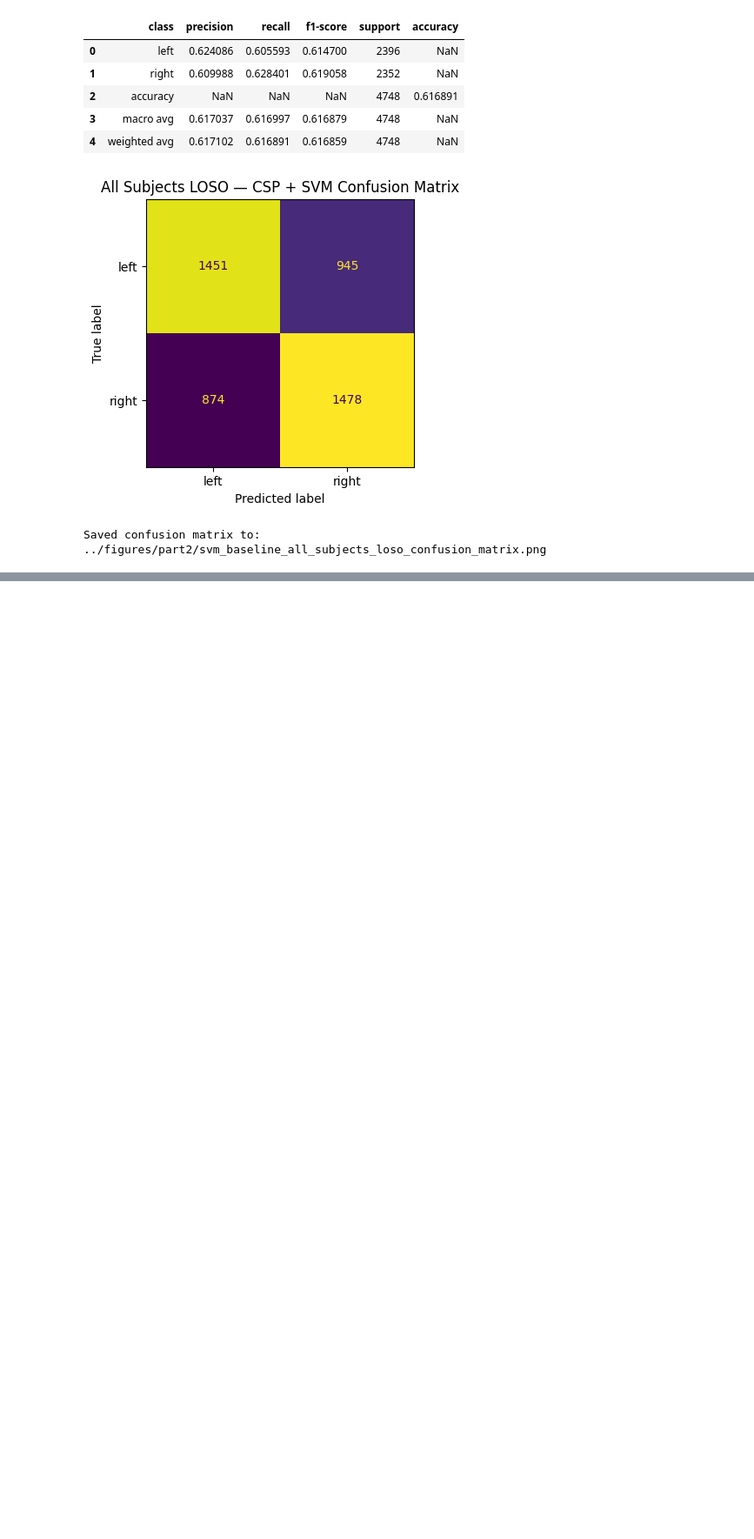
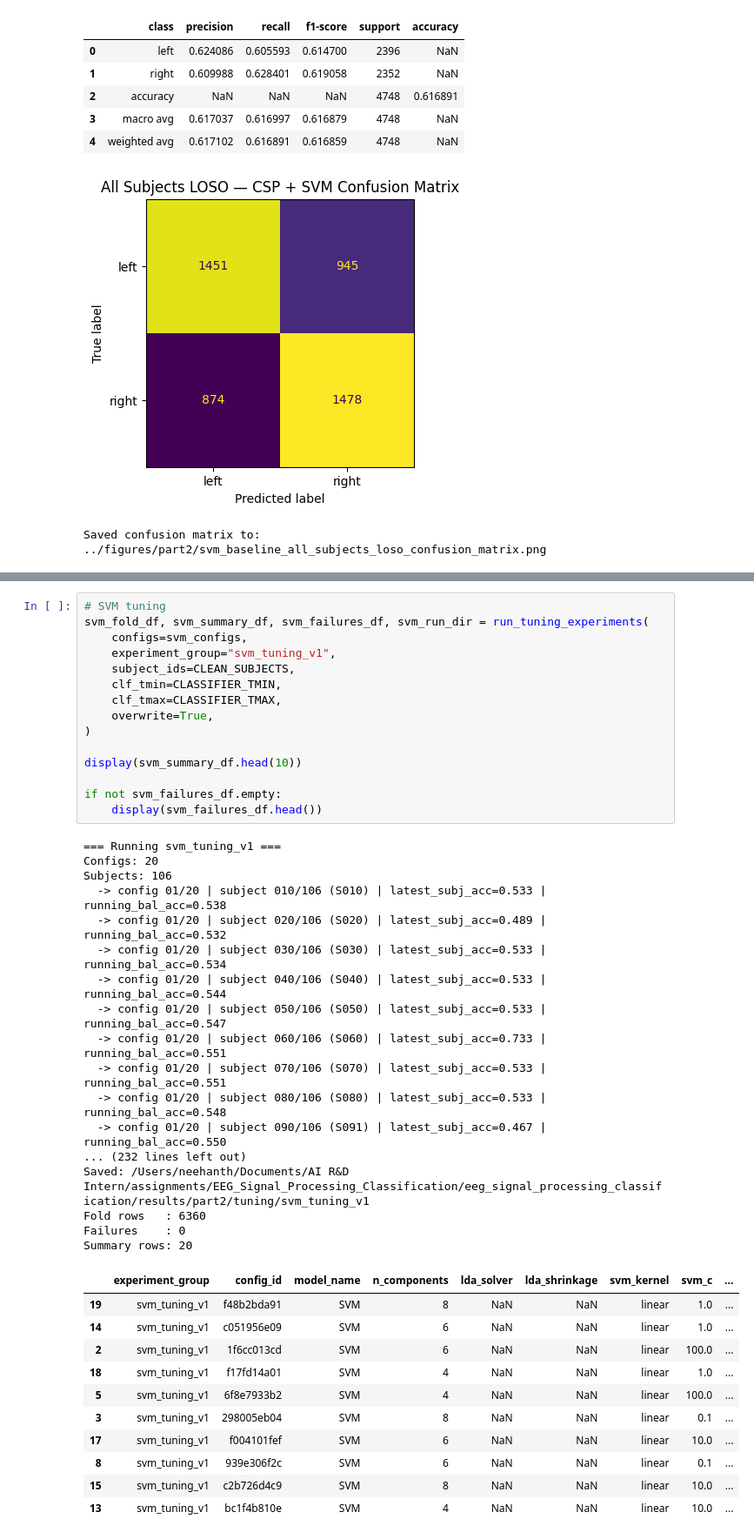
Before and after one commit to neehanthreddym/eeg-signal-processing-classification, a Jupyter notebook: notebooks/part2_motor_imagery.ipynb, the cells around one changed output, grey strips where cells are left out. Shown at 87% size. Drawn from its saved outputs; the diff is of its cells as text; blank space fills up the shorter version.

```diff
--- a/notebooks/part2_motor_imagery.ipynb
+++ b/notebooks/part2_motor_imagery.ipynb
@@ -2379,0 +2665,44 @@ Saved confusion matrix to: ../figures/part2/svm_baseline_all_subjects_loso_confu
+# %%
+# SVM tuning
+svm_fold_df, svm_summary_df, svm_failures_df, svm_run_dir = run_tuning_experiments(
+    configs=svm_configs,
+    experiment_group="svm_tuning_v1",
+    subject_ids=CLEAN_SUBJECTS,
+    clf_tmin=CLASSIFIER_TMIN,
+    clf_tmax=CLASSIFIER_TMAX,
+    overwrite=True,
+)
+
+display(svm_summary_df.head(10))
+
+if not svm_failures_df.empty:
+    display(svm_failures_df.head())
+# %% [output]
+=== Running svm_tuning_v1 ===
+Configs: 20
+Subjects: 106
+  -> config 01/20 | subject 010/106 (S010) | latest_subj_acc=0.533 | running_bal_acc=0.538
+  -> config 01/20 | subject 020/106 (S020) | latest_subj_acc=0.489 | running_bal_acc=0.532
+  -> config 01/20 | subject 030/106 (S030) | latest_subj_acc=0.533 | running_bal_acc=0.534
+  -> config 01/20 | subject 040/106 (S040) | latest_subj_acc=0.533 | running_bal_acc=0.544
+  -> config 01/20 | subject 050/106 (S050) | latest_subj_acc=0.533 | running_bal_acc=0.547
+  -> config 01/20 | subject 060/106 (S060) | latest_subj_acc=0.733 | running_bal_acc=0.551
+  -> config 01/20 | subject 070/106 (S070) | latest_subj_acc=0.533 | running_bal_acc=0.551
+  -> config 01/20 | subject 080/106 (S080) | latest_subj_acc=0.533 | running_bal_acc=0.548
+  -> config 01/20 | subject 090/106 (S091) | latest_subj_acc=0.467 | running_bal_acc=0.550
+... (232 lines left out)
+Saved: /Users/neehanth/Documents/AI R&D Intern/assignments/EEG_Signal_Processing_Classification/eeg_signal_processing_classification/results/part2/tuning/svm_tuning_v1
+Fold rows   : 6360
+Failures    : 0
+Summary rows: 20
+|  | experiment_group | config_id | model_name | n_components | lda_solver | lda_shrinkage | svm_kernel | svm_c | ... |
+| 19 | svm_tuning_v1 | f48b2bda91 | SVM | 8 | NaN | NaN | linear | 1.0 | ... |
+| 14 | svm_tuning_v1 | c051956e09 | SVM | 6 | NaN | NaN | linear | 1.0 | ... |
+| 2 | svm_tuning_v1 | 1f6cc013cd | SVM | 6 | NaN | NaN | linear | 100.0 | ... |
+| 18 | svm_tuning_v1 | f17fd14a01 | SVM | 4 | NaN | NaN | linear | 1.0 | ... |
+| 5 | svm_tuning_v1 | 6f8e7933b2 | SVM | 4 | NaN | NaN | linear | 100.0 | ... |
+| 3 | svm_tuning_v1 | 298005eb04 | SVM | 8 | NaN | NaN | linear | 0.1 | ... |
+| 17 | svm_tuning_v1 | f004101fef | SVM | 6 | NaN | NaN | linear | 10.0 | ... |
+| 8 | svm_tuning_v1 | 939e306f2c | SVM | 6 | NaN | NaN | linear | 0.1 | ... |
+| 15 | svm_tuning_v1 | c2b726d4c9 | SVM | 8 | NaN | NaN | linear | 10.0 | ... |
+| 13 | svm_tuning_v1 | bc1f4b810e | SVM | 4 | NaN | NaN | linear | 10.0 | ... |
```
Also changed, not shown: parts of 8 cells of this notebook, 16 other files.
